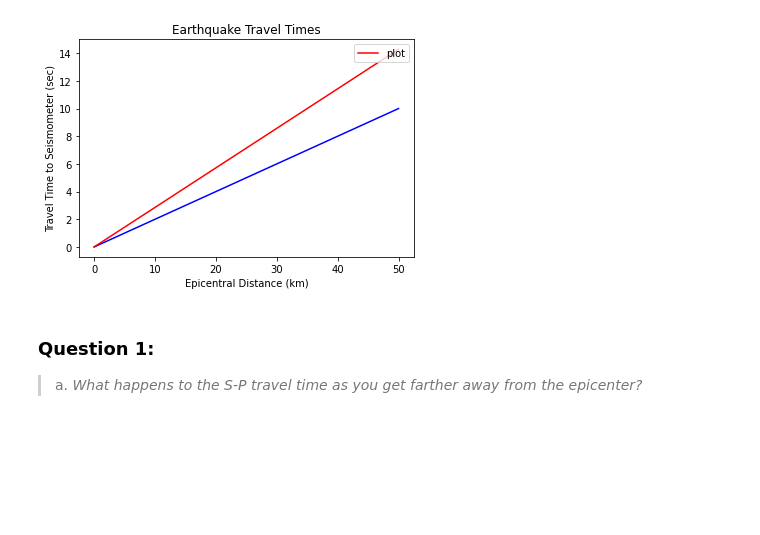
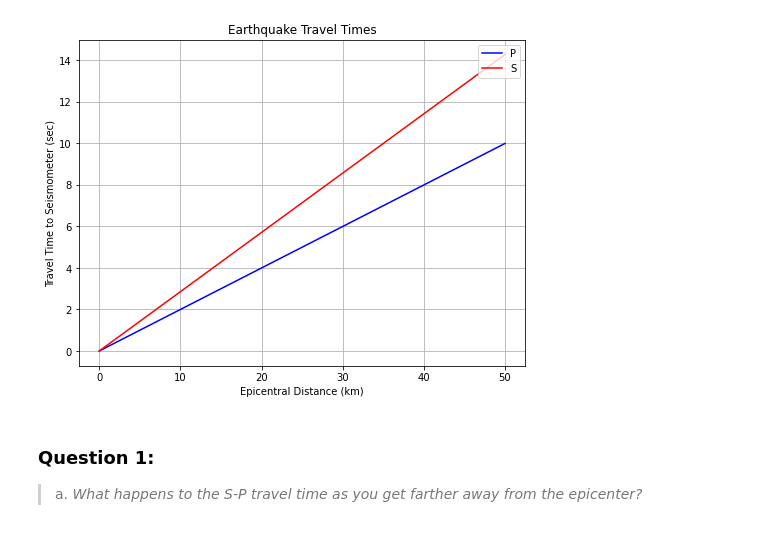
Before and after one commit to UW-geophysics-edu/ESS314-fall22, a Jupyter notebook: LABS/LAB5/Lab5.ipynb, the cells around one changed output. Drawn from its saved outputs; the diff is of its cells as text; code cells hidden in the pictures; blank space fills up the shorter version.

```diff
--- a/LABS/LAB5/Lab5.ipynb
+++ b/LABS/LAB5/Lab5.ipynb
@@ -51,22 +51,23 @@ As part of Lab 2: you calculated P and S wave traveltime curves for an earthquak
 # %%
 import matplotlib.pyplot as plt
 import numpy as np
 
 r = np.linspace(0,50,50) # km
 vp = 5  # km/s, this is 5000 m/s
 vs = 3.5 # km/s, this is 3500 m/s
 tp = r/vp
 ts = r/vs
 
-fig = plt.plot(r,tp, 'b-')
-fig = plt.plot(r,ts, 'r-', label='plot')
+fig = plt.plot(r,tp, 'b-',label='P')
+fig = plt.plot(r,ts, 'r-', label='S')
 plt.xlabel('Epicentral Distance (km)')
 plt.ylabel('Travel Time to Seismometer (sec)')
 plt.title("Earthquake Travel Times")
 plt.legend(loc=1)
+plt.grid(True)
 plt.show()
 # %% [output]
-[figure, old version]
+[figure, new version]
 # %% [markdown]
 ### **Question 1:**
 
```
Also changed, not shown: parts of 6 cells of this notebook, 1 other file.
